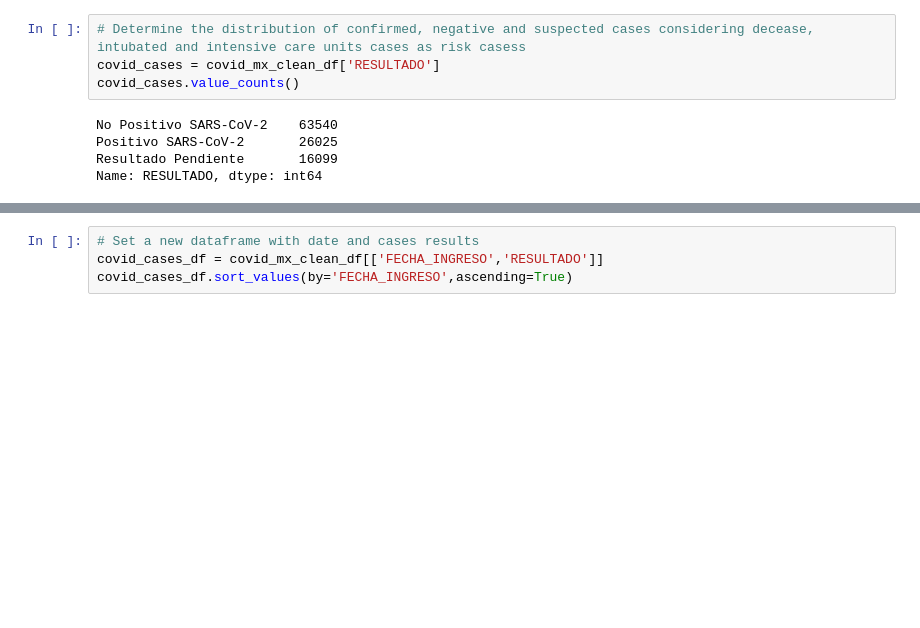
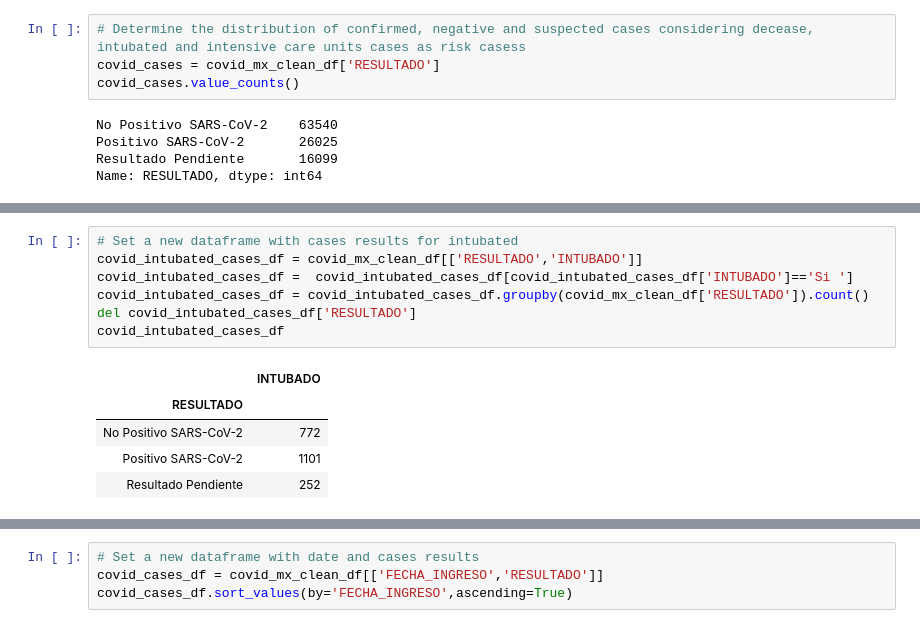
Before and after one commit to millennial-web/team-project-1-covid19-mx, a Jupyter notebook: MX COVID-19 - Odin.ipynb, the cells around one changed output, grey strips where cells are left out. Cells and saved outputs as stored; diff of their text form; blank space fills up the shorter version.

```diff
--- a/MX COVID-19 - Odin.ipynb
+++ b/MX COVID-19 - Odin.ipynb
@@ -593,0 +552,13 @@ plt.show()
+# %%
+# Set a new dataframe with cases results for intubated
+covid_intubated_cases_df = covid_mx_clean_df[['RESULTADO','INTUBADO']]
+covid_intubated_cases_df =  covid_intubated_cases_df[covid_intubated_cases_df['INTUBADO']=='Si ']
+covid_intubated_cases_df = covid_intubated_cases_df.groupby(covid_mx_clean_df['RESULTADO']).count()
+del covid_intubated_cases_df['RESULTADO']
+covid_intubated_cases_df
+# %% [output]
+|  | INTUBADO |
+| RESULTADO |  |
+| No Positivo SARS-CoV-2 | 772 |
+| Positivo SARS-CoV-2 | 1101 |
+| Resultado Pendiente | 252 |
```
Also changed, not shown: parts of 17 cells of this notebook, 2 other files.
